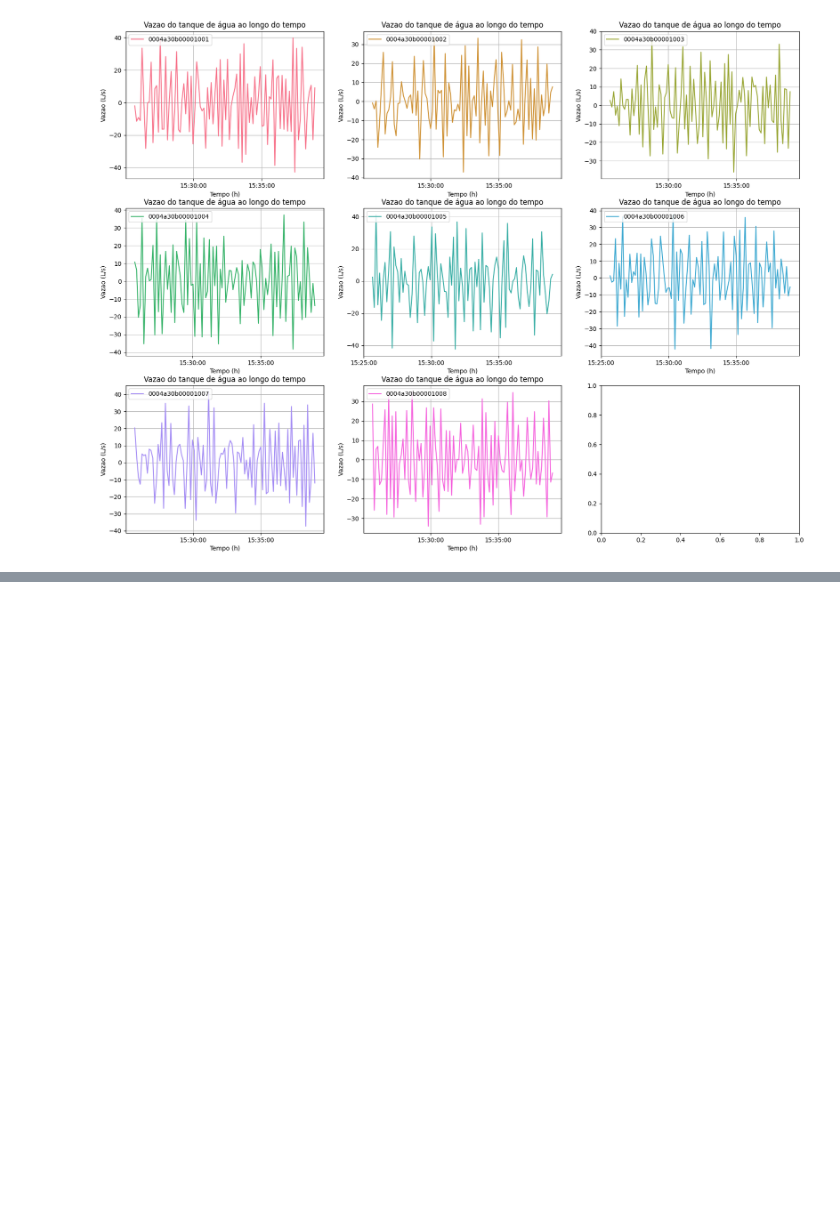
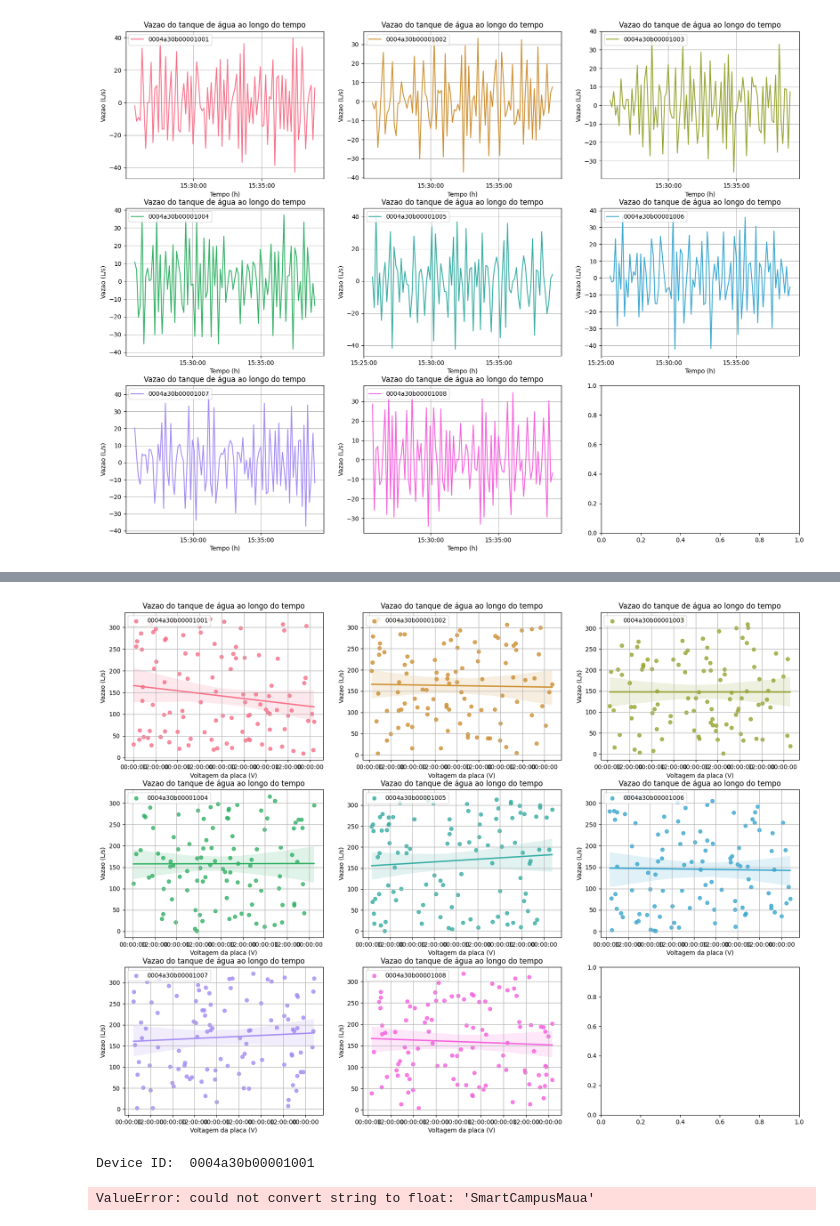
Before and after one commit to LCStuber/SmartCampusGMSDataAnalysis, a Jupyter notebook: watertank_level.ipynb, the cells around one changed output, grey strips where cells are left out. Drawn from its saved outputs; the diff is of its cells as text; code cells hidden in the pictures; blank space fills up the shorter version.

```diff
--- a/watertank_level.ipynb
+++ b/watertank_level.ipynb
@@ -128,0 +120,30 @@ plt.show()
+# %%
+colors = sns.color_palette("husl", len(ids))
+
+ncols = 3
+nrows = (len(ids) + ncols - 1) // ncols
+
+fig, axes = plt.subplots(ncols=ncols, nrows=nrows, figsize=(20, nrows*5))
+axes = axes.flatten()
+for ax, id in zip(axes,ids):
+    df_water_tank_id = dfs_water_tank_per_node[id]
+    sns.regplot(ax=ax, x="data_boardVoltage", y="Volume", data=df_water_tank_id, label=id, color=colors.pop(0))
+    ax.set_xlabel("Voltagem da placa (V)")
+    ax.set_ylabel("Vazao (L/s)")
+    ax.set_title("Vazao do tanque de água ao longo do tempo")
+    ax.legend(loc='upper left')
+    ax.xaxis.set_major_locator(mdates.AutoDateLocator())
+    ax.xaxis.set_major_formatter(mdates.DateFormatter('%H:%M:%S'))
+    ax.grid(True)
+plt.show()
+# %% [output]
+[figure, added]
+# %%
+for id in ids:
+    print("Device ID: ", id)
+    df_water_tank_id = dfs_water_tank_per_node[id]
+    model = ols("Volume ~ data_boardVoltage", data=df_water_tank_id).fit()
+    # get correlation variable ONLY DONT PRINT SUMMAR
+# %% [output]
+Device ID:  0004a30b00001001
+ValueError: could not convert string to float: 'SmartCampusMaua'
```
Also changed, not shown: parts of 2 cells of this notebook, 1 other file.
